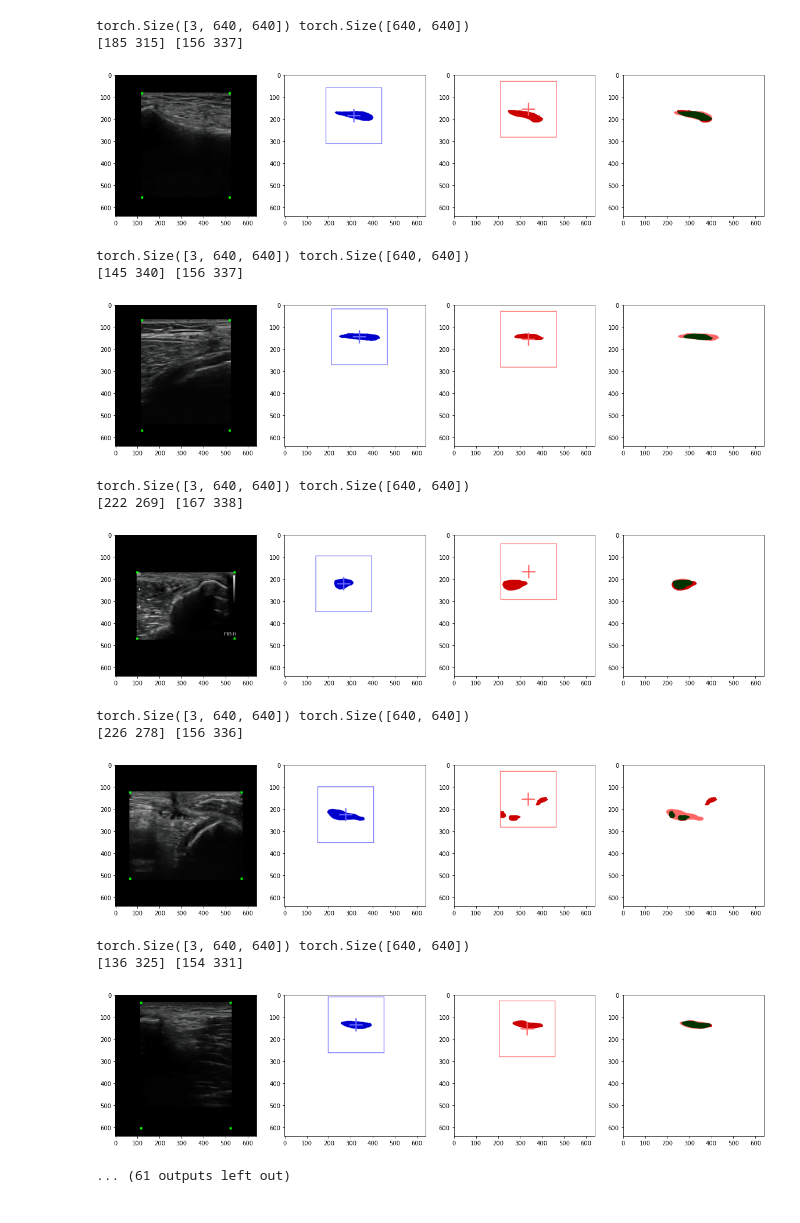
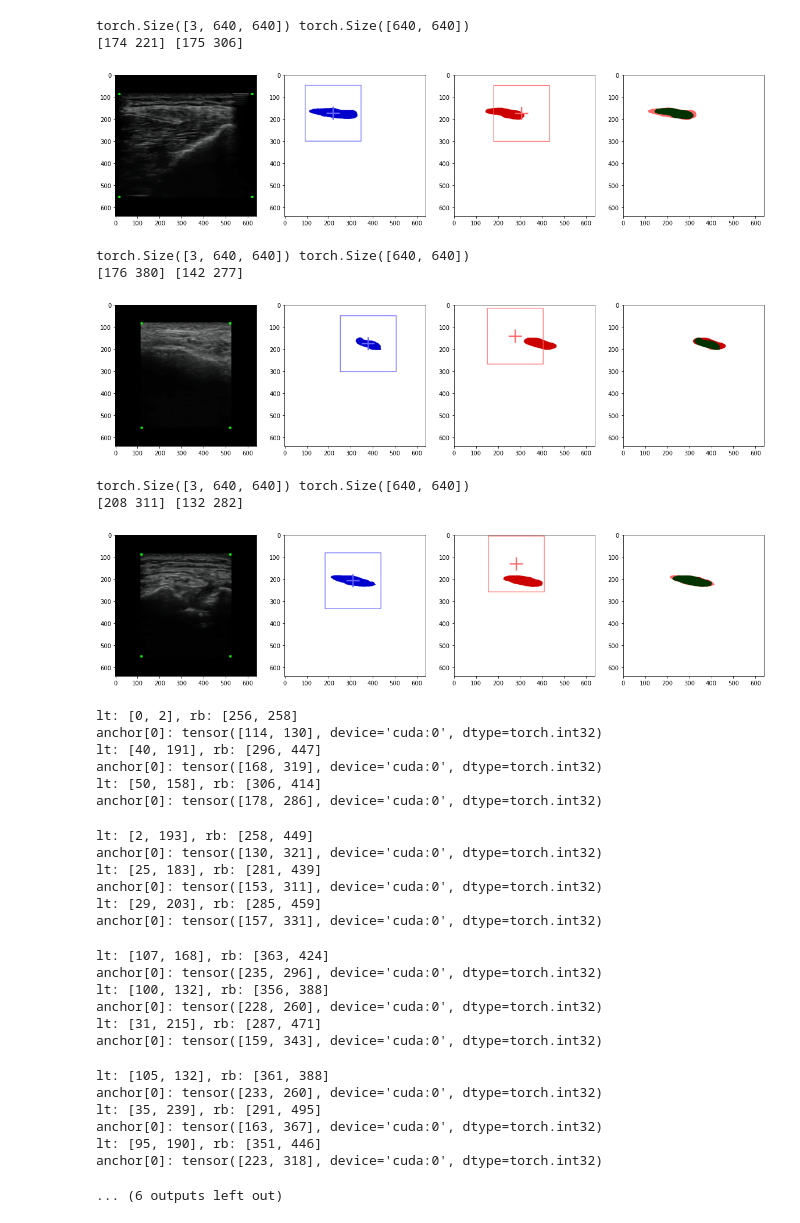
Before and after one commit to DongDong500/cpn-TMP640, a Jupyter notebook: inference.ipynb, the cells around one changed output. Cells and saved outputs as stored; diff of their text form; code cells hidden in the pictures.

```diff
--- a/inference.ipynb
+++ b/inference.ipynb
@@ -37,17 +37,19 @@ from utils.nerve import Nerve
 from utils.utils import Params
 
 args = {
-    "param_ckpt" : "/home/dongik/src/cpn-TMP640-result/Oct18-20-16-45/best-param/run_00/fold_02",
-    "dst_pth" : "/home/dongik/src/cpn-TMP640-result/Oct18-20-16-45",
+    "param_ckpt" : "/",
+    "dst_pth" : "/home/dongik/src/cpn-TMP640-result/Oct19-19-35-24",
     "data_pth" : "/home/dongik/datasets",
     "num_workers" : 8,
     "modality" : "UN",
     "region" : "peroneal",
     "kfold" : 5,
-    "k" : 2,
+    "k" : 0,
     "batch_size" : 16,
 }
 opts = Params(json_path=os.path.join(args['dst_pth'], 'param-summary.json'))
+args['batch_size'] = opts.val_batch_size
+args['param_ckpt'] = os.path.join(opts.BP_pth, f"run_00/fold_0{args['k']}")
 
 class Denormalize(object):
     def __init__(self, mean, std):
@@ -210,7 +212,7 @@ def recover(mas, cmas, anchor, devices, crop_size=(256, 256)):
 
     return result
 
-devices = torch.device('cuda:4' if torch.cuda.is_available() else 'cpu')
+devices = torch.device('cuda:0' if torch.cuda.is_available() else 'cpu')
 
 norm = ([0.485, 0.456, 0.406], [0.229, 0.224, 0.225])
 transform = et.ExtCompose([
@@ -232,15 +234,15 @@ Dataset - v5/2/peroneal
 # %%
-net = models.models.__dict__['deeplabv3plus_resnet50'](opts, )
+print(f"Seg: {opts.model}, Backbone: {opts.backbone}")
+
+net = models.models.__dict__[opts.model](opts, )
 ckpt = torch.load(os.path.join(args['param_ckpt'], 'checkpoint.pt'), map_location='cpu')
 net.load_state_dict(ckpt["model_state"])
 net.to(devices)
-net.eval()
 print(f'Seg best epoch: { ckpt["cur_epoch"] }')
 
-backbone = models.models.__dict__['backbone_vit'](opts, )
+backbone = models.models.__dict__[opts.backbone](opts, )
 ckpt = torch.load(os.path.join(args['param_ckpt'], 'backbone.pt'), map_location='cpu')
 backbone.load_state_dict(ckpt["model_state"])
 backbone.to(devices)
-backbone.eval()
 print(f'Backbone best epoch: { ckpt["cur_epoch"] }')
 # %% [output]
@@ -249,12 +252,15 @@ Backbone best epoch: 5
 # %%
 running_loss = [0.0, 0.0]
 mse = criterion.get_criterion.__dict__['mseloss']()
-dice = criterion.get_criterion.__dict__['dice']()
+dice = criterion.get_criterion.__dict__[opts.loss_type]()
 metrics = utils.StreamSegMetrics(n_classes=2)
 metrics.reset()
 
 with torch.no_grad():
     for i, (ims, lbls) in tqdm(enumerate(loader), total=len(loader)):
+
+        backbone.eval()
+        net.eval()
 
         ims = ims.to(devices)
         mas = lbls[0].to(devices)
@@ -278,7 +284,8 @@ with torch.no_grad():
         running_loss[0] += (dice_loss.item() * ims.size(0))
 
         #show(ims.detach().cpu(), mas.detach().cpu(), bbox.detach().cpu(), anchor.detach().cpu())
-        show(ims.detach().cpu(), mas.detach().cpu(), bbox.detach().cpu(), anchor.detach().cpu(), preds.detach().cpu())
+        if i == 0:
+            show(ims.detach().cpu(), mas.detach().cpu(), bbox.detach().cpu(), anchor.detach().cpu(), preds.detach().cpu())
         #
         #_show(cims.detach().cpu(), cmas.detach().cpu())
 
@@ -299,16 +306,34 @@ torch.Size([3, 640, 640]) torch.Size([640, 640])
 torch.Size([3, 640, 640]) torch.Size([640, 640])
-[185 315] [156 337]
+[174 221] [175 306]
-[figure, old version]
+[figure, new version]
 torch.Size([3, 640, 640]) torch.Size([640, 640])
-[145 340] [156 337]
+[176 380] [142 277]
-[figure, old version]
+[figure, new version]
 torch.Size([3, 640, 640]) torch.Size([640, 640])
-[222 269] [167 338]
+[208 311] [132 282]
-[figure, old version]
+[figure, new version]
-torch.Size([3, 640, 640]) torch.Size([640, 640])
-[226 278] [156 336]
+lt: [0, 2], rb: [256, 258]
+anchor[0]: tensor([114, 130], device='cuda:0', dtype=torch.int32)
+lt: [40, 191], rb: [296, 447]
+anchor[0]: tensor([168, 319], device='cuda:0', dtype=torch.int32)
+lt: [50, 158], rb: [306, 414]
+anchor[0]: tensor([178, 286], device='cuda:0', dtype=torch.int32)
-[figure, removed]
-torch.Size([3, 640, 640]) torch.Size([640, 640])
-[136 325] [154 331]
+lt: [2, 193], rb: [258, 449]
+anchor[0]: tensor([130, 321], device='cuda:0', dtype=torch.int32)
+lt: [25, 183], rb: [281, 439]
+anchor[0]: tensor([153, 311], device='cuda:0', dtype=torch.int32)
+lt: [29, 203], rb: [285, 459]
+anchor[0]: tensor([157, 331], device='cuda:0', dtype=torch.int32)
-[figure, removed]
-... (61 outputs left out)
+lt: [107, 168], rb: [363, 424]
+anchor[0]: tensor([235, 296], device='cuda:0', dtype=torch.int32)
+lt: [100, 132], rb: [356, 388]
+anchor[0]: tensor([228, 260], device='cuda:0', dtype=torch.int32)
+lt: [31, 215], rb: [287, 471]
+anchor[0]: tensor([159, 343], device='cuda:0', dtype=torch.int32)
+lt: [105, 132], rb: [361, 388]
+anchor[0]: tensor([233, 260], device='cuda:0', dtype=torch.int32)
+lt: [35, 239], rb: [291, 495]
+anchor[0]: tensor([163, 367], device='cuda:0', dtype=torch.int32)
+lt: [95, 190], rb: [351, 446]
+anchor[0]: tensor([223, 318], device='cuda:0', dtype=torch.int32)
+... (6 outputs left out)
```
Also changed, not shown: parts of 3 cells of this notebook, 4 other files.
